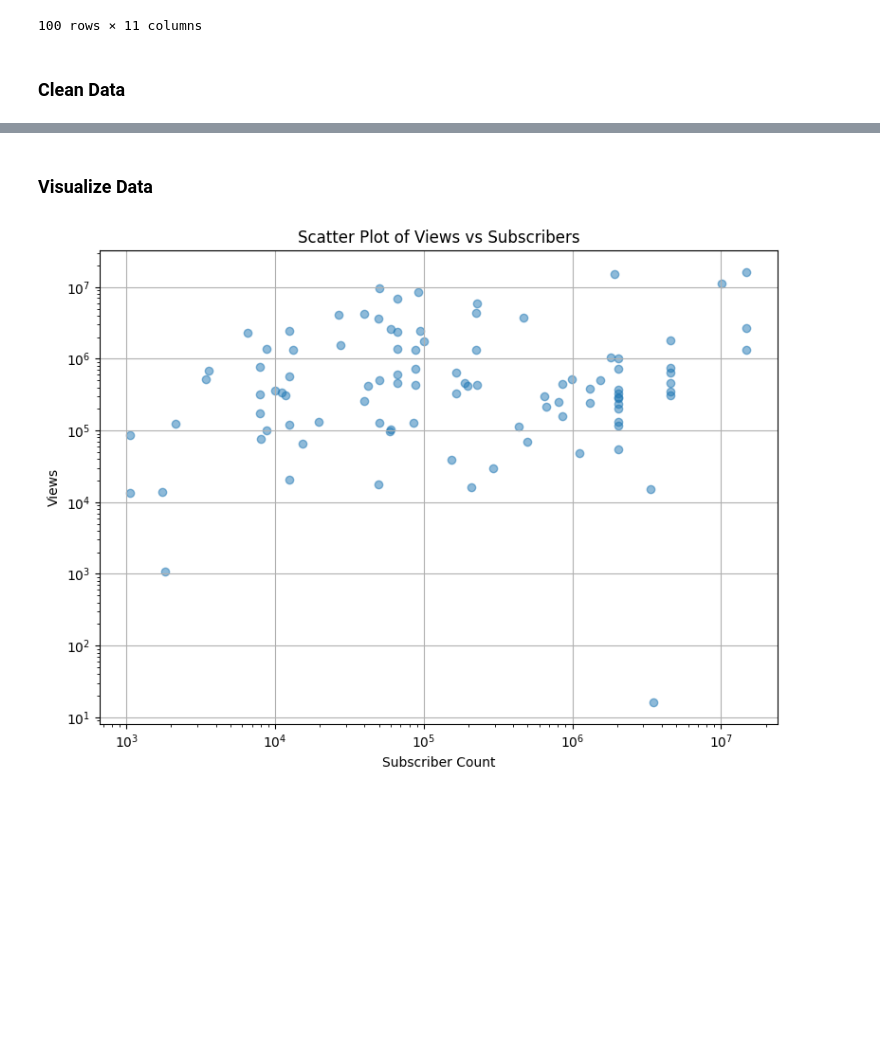
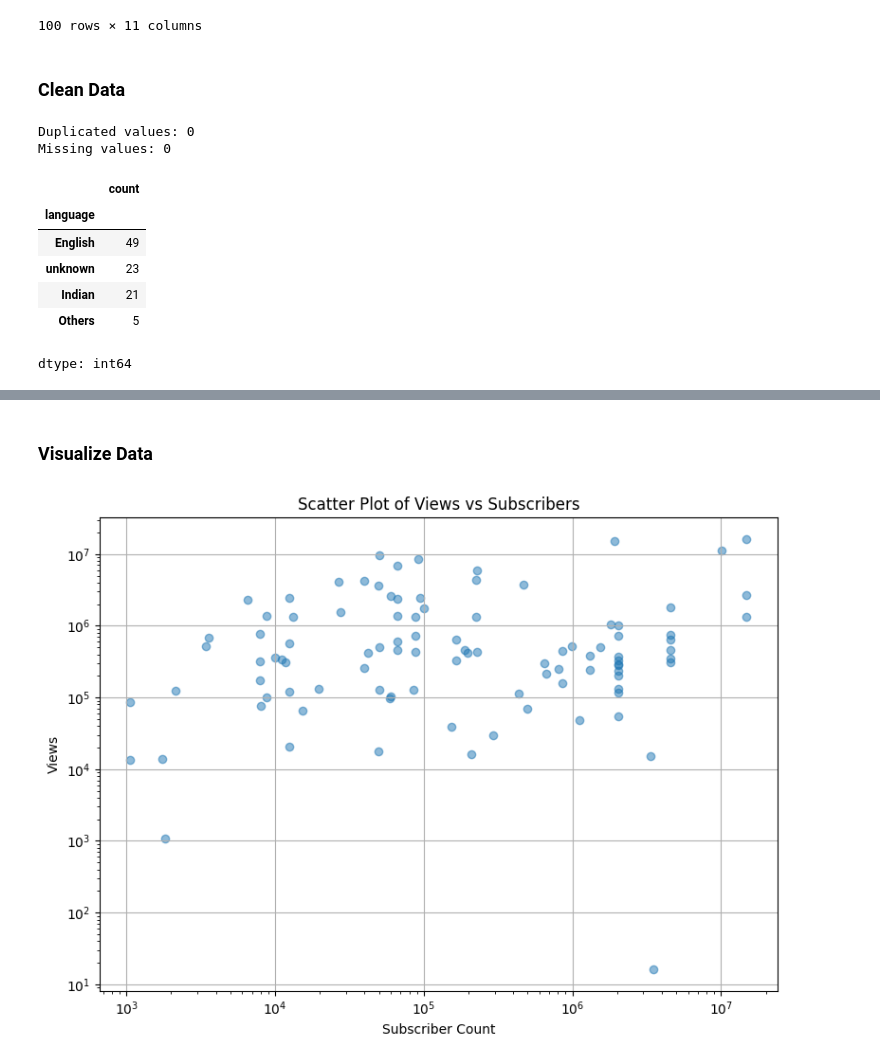
Before and after one commit to thdnhng07/Vinuni, a Jupyter notebook: Final_DS.ipynb, the cells around one changed output, grey strips where cells are left out. Saved outputs shown, nothing was run; the diff lists cells and outputs as text; code cells hidden in the pictures; blank space fills up the shorter version.

```diff
--- a/Final_DS.ipynb
+++ b/Final_DS.ipynb
@@ -28,3 +28,11 @@ df
 100 rows × 11 columns
 # %% [markdown]
 ### Clean Data
+# %%
+# Duplicate values
+print(f"Duplicated values: {df.duplicated().sum()}")
+# Missing values
+print(f"Missing values: {df.isna().sum().sum()}")
+# %% [output]
+Duplicated values: 0
+Missing values: 0
@@ -30,0 +44,19 @@ df
+# %%
+# Combine all language that contain "en"
+df['language'] = df['language'].apply(lambda x: 'English' if 'en' in x.lower() else x)
+# Combine hindi, IN, te, tegulu, tamil, hi, ta language to Indian
+unique_val = df['language'].unique()
+for val in unique_val:
+  if 'hindi' in val.lower() or 'IN' in val or 'te' in val.lower() or 'tegulu' in val.lower() or 'tamil' in val.lower() or 'hi' in val.lower() or 'ta' in val:
+    df['language'] = df['language'].apply(lambda x: 'Indian' if x == val else x)
+# Combine all other language that less than count less than 5 to 'Others'
+df['language'] = df['language'].apply(lambda x: 'Others' if df['language'].value_counts()[x] < 5 else x)
+df['language'].value_counts()
+# %% [output]
+|  | count |
+| language |  |
+| English | 49 |
+| unknown | 23 |
+| Indian | 21 |
+| Others | 5 |
+dtype: int64
```
Also changed, not shown: parts of 10 cells of this notebook.
